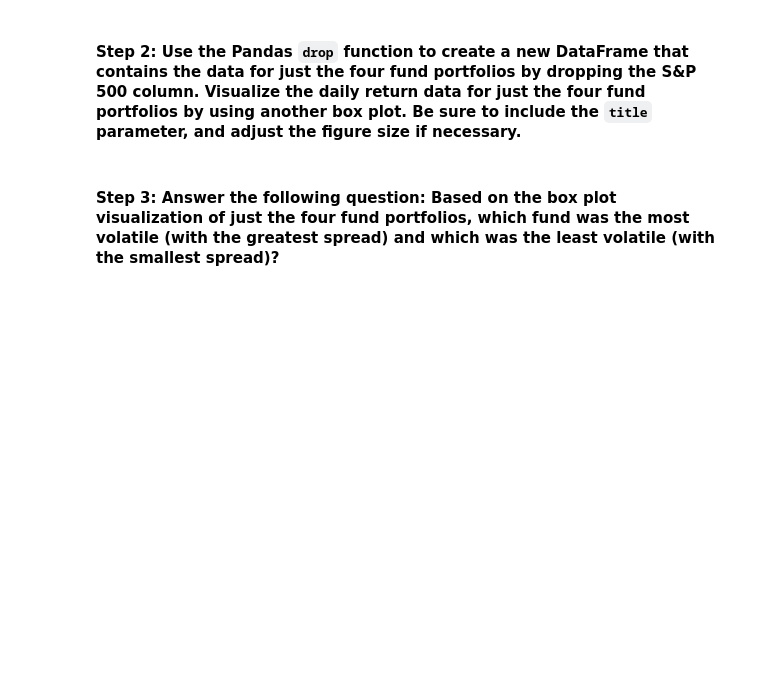
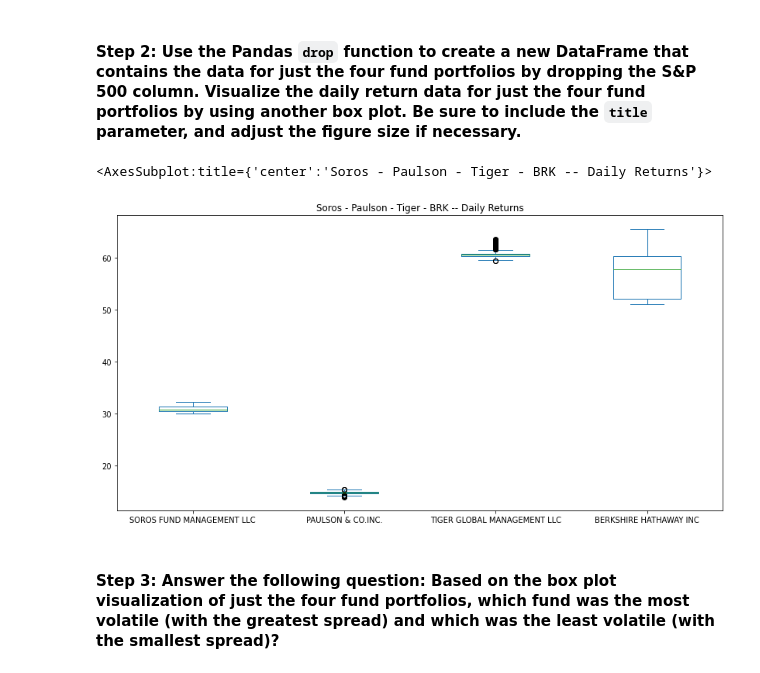
Before and after one commit to RyanSvendson/Challenge_4, a Jupyter notebook: starter_code/risk_return_analysis.ipynb, the cells around one changed output. Cells and saved outputs as stored; diff of their text form; code cells hidden in the pictures; blank space fills up the shorter version.

```diff
--- a/starter_code/risk_return_analysis.ipynb
+++ b/starter_code/risk_return_analysis.ipynb
@@ -201,8 +205,13 @@ Analyze the volatility of each of the four fund portfolios and of the S&P 500 In
 # %%
 # Create a new DataFrame containing only the 4 fund portfolios by dropping the S&P 500 column from the DataFrame
 # Create box plots to reflect the return data for only the 4 fund portfolios
 # Include a title parameter and adjust the figure size
-# YOUR CODE HERE
+
+four_whales_df = whale_df.drop(columns=["S&P 500"])
+four_whales_df.plot.box(title="Soros - Paulson - Tiger - BRK -- Daily Returns", figsize=(14,7))
+# %% [output]
+<AxesSubplot:title={'center':'Soros - Paulson - Tiger - BRK -- Daily Returns'}>
+[figure, added]
 # %% [markdown]
 #### Step 3: Answer the following question: Based on the box plot visualization of just the four fund portfolios, which fund was the most volatile (with the greatest spread) and which was the least volatile (with the smallest spread)?
 # %% [markdown]
```
Also changed, not shown: parts of 7 cells of this notebook, 1 other file.
